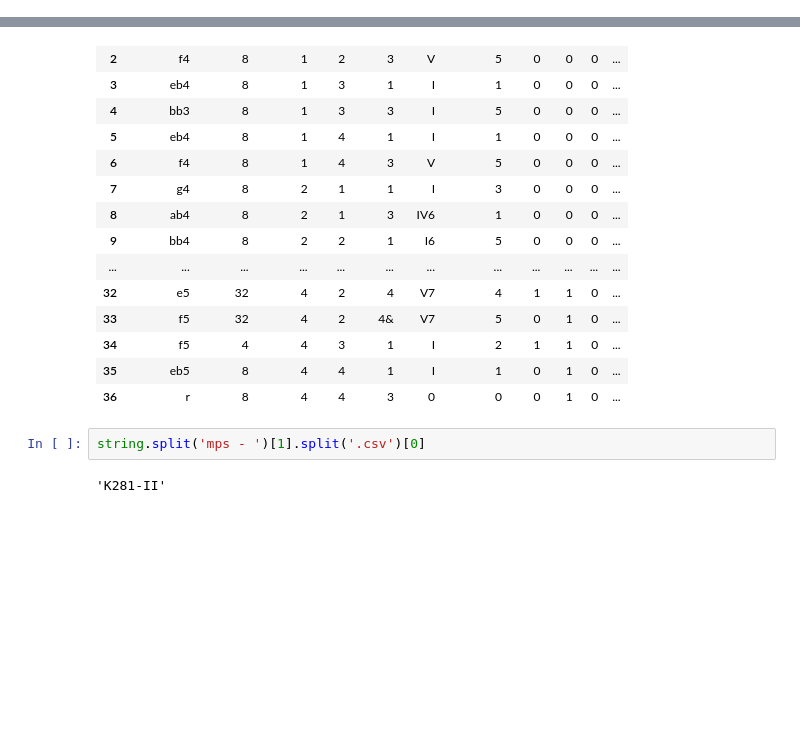
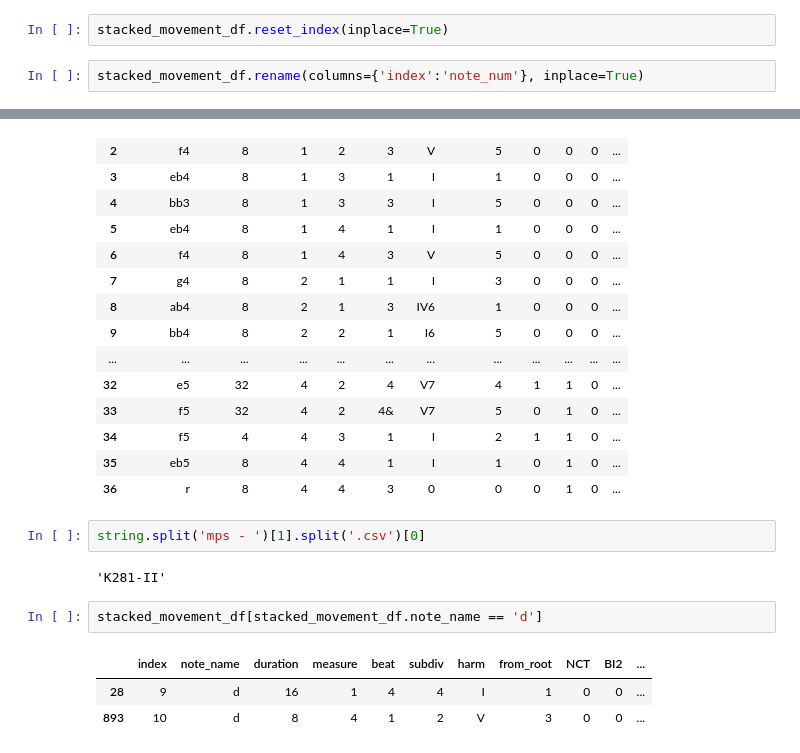
Before and after one commit to sevans47/CoolMelodyProject, a Jupyter notebook: notebooks/csv_combiner.ipynb, the cells around one changed output, grey strips where cells are left out. Drawn from its saved outputs; the diff is of its cells as text; blank space fills up the shorter version.

```diff
--- a/notebooks/csv_combiner.ipynb
+++ b/notebooks/csv_combiner.ipynb
@@ -101,3 +121,7 @@ k
 make conced df
 # %%
 stacked_movement_df = pd.concat(movement_df_list)
+# %%
+stacked_movement_df.reset_index(inplace=True)
+# %%
+stacked_movement_df.rename(columns={'index':'note_num'}, inplace=True)
@@ -150,3 +204,9 @@ movement_df_dict['K570-II']
 string.split('mps - ')[1].split('.csv')[0]
 # %% [output]
 'K281-II'
+# %%
+stacked_movement_df[stacked_movement_df.note_name == 'd']
+# %% [output]
+|  | index | note_name | duration | measure | beat | subdiv | harm | from_root | NCT | BI2 | ... |
+| 28 | 9 | d | 16 | 1 | 4 | 4 | I | 1 | 0 | 0 | ... |
+| 893 | 10 | d | 8 | 4 | 1 | 2 | V | 3 | 0 | 0 | ... |
```
Also changed, not shown: parts of 14 cells of this notebook.
